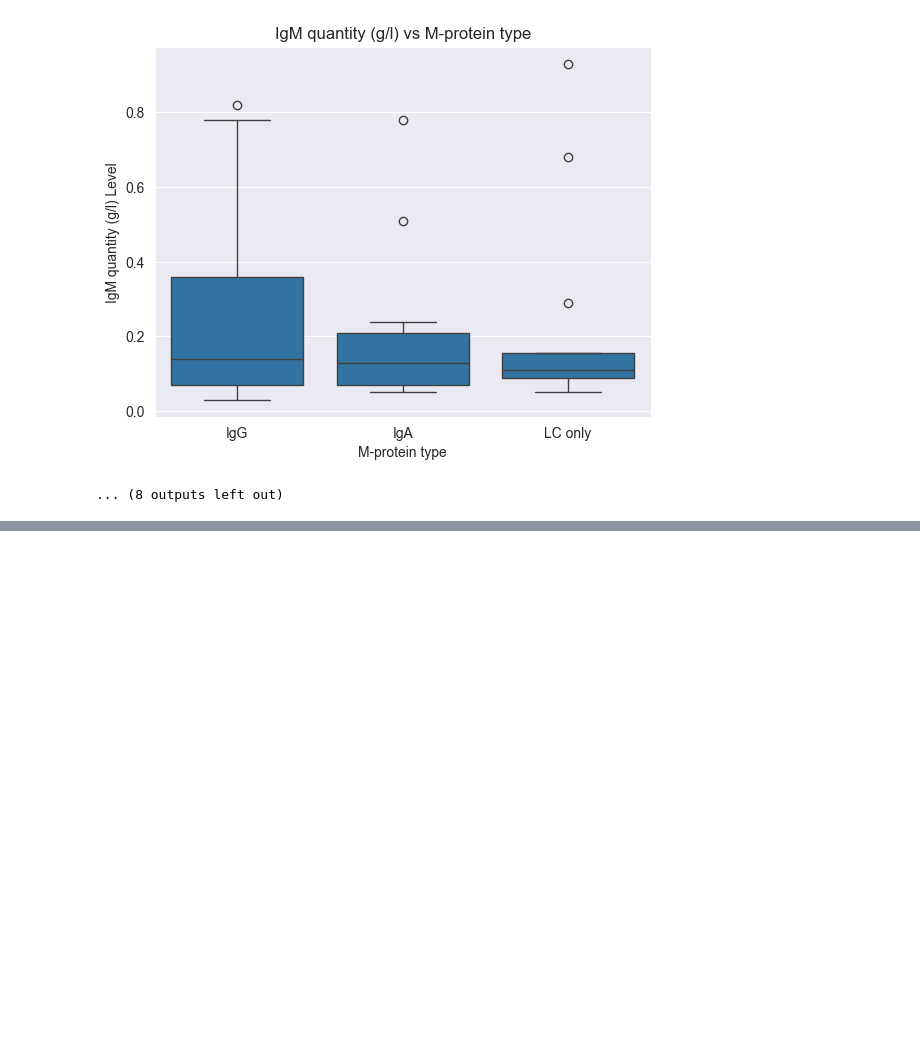
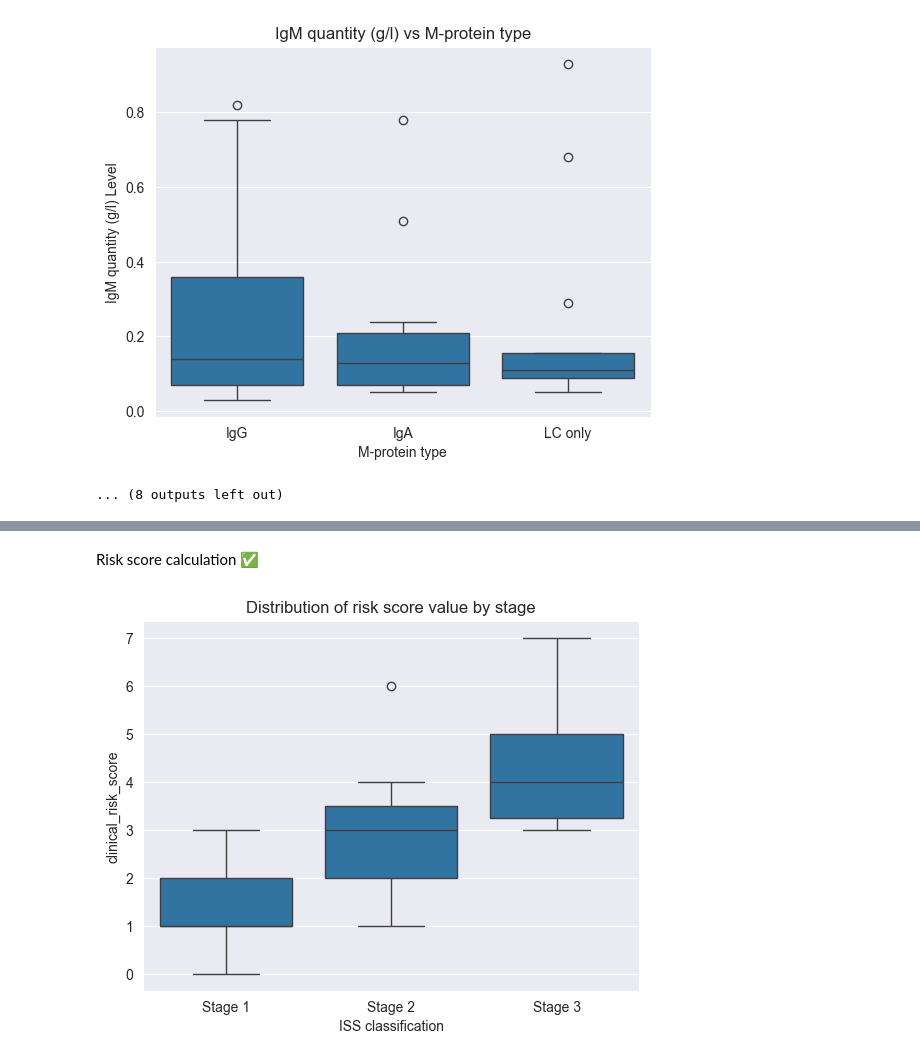
Before and after one commit to lukas1110/Analysis-of-multiple-myelomas-from-dual-CT, a Jupyter notebook: data_analysis/clinical_data_analysis.ipynb, the cells around one changed output, grey strips where cells are left out. Cells and saved outputs as stored; diff of their text form; code cells hidden in the pictures; blank space fills up the shorter version.

Commit message:
Patients risk score analysis.

```diff
--- a/data_analysis/clinical_data_analysis.ipynb
+++ b/data_analysis/clinical_data_analysis.ipynb
@@ -414,0 +501,35 @@ Kruskal-Wallis: IgM quantity (g/l) -> H = 0.640, p = 0.7261 => Significant: Fals
+# %% [markdown]
+Risk score calculation &#9989;
+# %%
+df['kappa lambda ratio'] = df['Serum kappa FLC quantity (mg/l'] / df['Serum lambda FLC quantity (mg/l)']
+
+df["score_tumor_burden"] = 0
+df.loc[df["Serum M-protein quantity (g/l)"] > 30, "score_tumor_burden"] += 1
+df.loc[df["Plasmocyte count FC (%)"] > 30, "score_tumor_burden"] += 1
+df.loc[df["kappa lambda ratio"] > 100, "score_tumor_burden"] += 1
+
+df["score_clone"] = 0
+df.loc[df["M-protein type"] == "IgA", "score_clone"] = 1
+df.loc[df["M-protein type"] == "IgG", "score_clone"] = 1
+df.loc[df["M-protein type"] == "Light-chain", "score_clone"] = 2
+
+df["score_CRAB"] = 0
+df.loc[df["Calcium total level (mmol/l)"] > 2.75, "score_CRAB"] += 1
+df.loc[df["Creatinine level (µmol/l)"] > 177, "score_CRAB"] += 1
+
+df["score_prognosis"] = 0
+df.loc[(df["Beta2 microglobulin (mg/l)"] >= 3.5) & (df["Beta2 microglobulin (mg/l)"] < 5.5), "score_prognosis"] = 1
+df.loc[df["Beta2 microglobulin (mg/l)"] >= 5.5, "score_prognosis"] = 2
+
+df["clinical_risk_score"] = (
+    df["score_tumor_burden"] +
+    df["score_clone"] +
+    df["score_CRAB"] +
+    df["score_prognosis"]
+)
+
+sns.boxplot(data=df, x="ISS classification", y="clinical_risk_score")
+plt.title('Distribution of risk score value by stage')
+plt.show()
+# %% [output]
+[figure, added]
```
Also changed, not shown: parts of 8 cells of this notebook, 3 other files.
